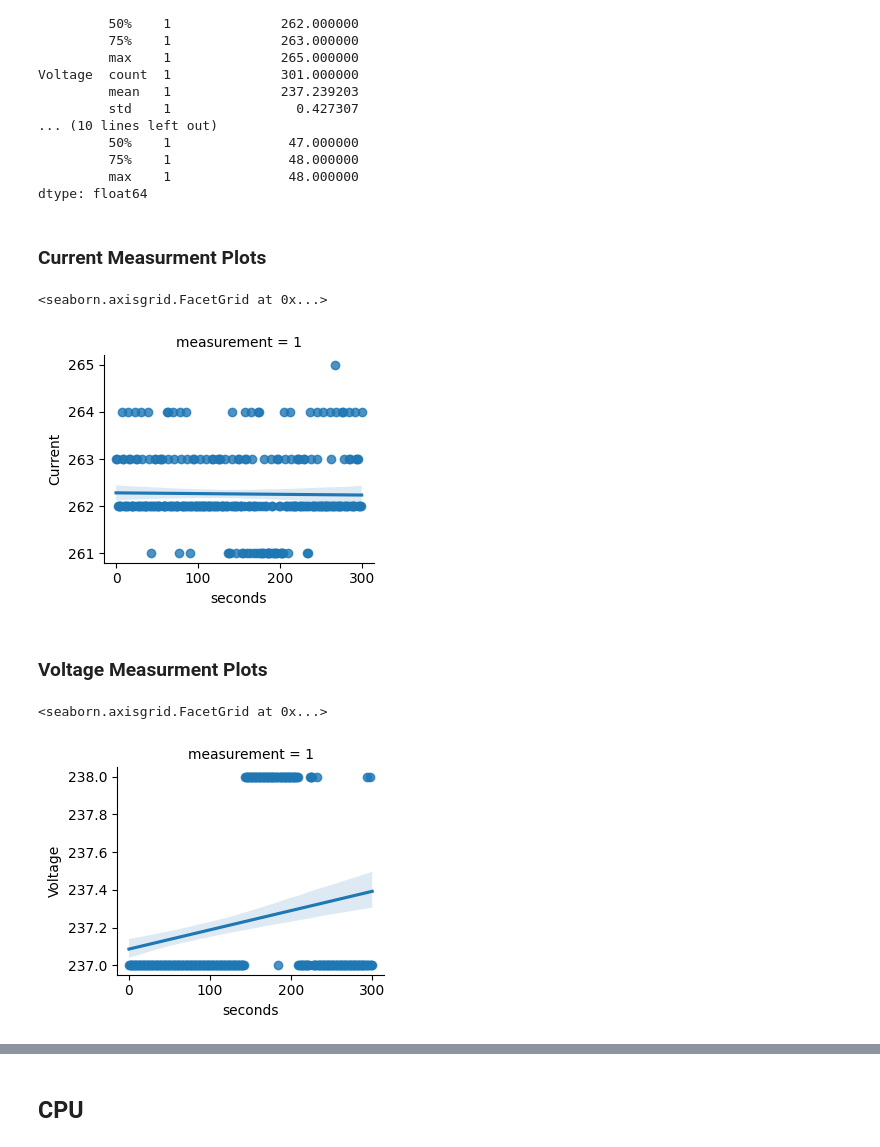
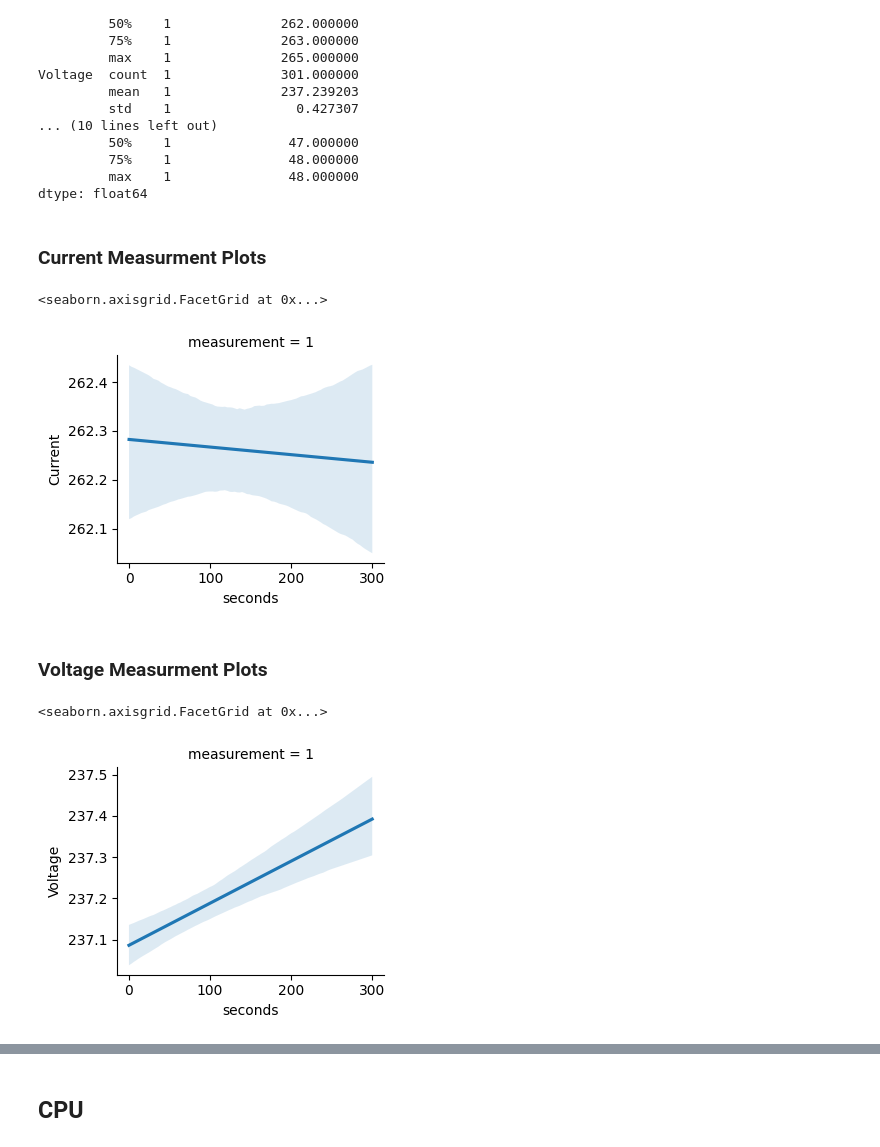
Before and after one commit to twobiers/software-architecture-sustainability-experiment, a Jupyter notebook: results/analysis.ipynb, the cells around one changed output, grey strips where cells are left out. Cells and saved outputs as stored; diff of their text form; code cells hidden in the pictures.

Commit message:
tweak plot

```diff
--- a/results/analysis.ipynb
+++ b/results/analysis.ipynb
@@ -202,21 +202,21 @@ dtype: float64
 # %%
 printmd("### Current Measurment Plots")
 sns.lmplot(
-      data=power_metrics, x="seconds", y="Current", col="measurement", col_wrap=5, height=3
+      data=power_metrics, x="seconds", y="Current", col="measurement", col_wrap=5, height=3, scatter=False
 )
 # %% [output]
 ### Current Measurment Plots
 <seaborn.axisgrid.FacetGrid at 0x...>
-[figure, old version]
+[figure, new version]
 # %%
 printmd("### Voltage Measurment Plots")
 sns.lmplot(
-    data=power_metrics, x="seconds", y="Voltage", col="measurement", col_wrap=5, height=3
+    data=power_metrics, x="seconds", y="Voltage", col="measurement", col_wrap=5, height=3, scatter=False
 )
 # %% [output]
 ### Voltage Measurment Plots
 <seaborn.axisgrid.FacetGrid at 0x...>
-[figure, old version]
+[figure, new version]
 # %%
 printmd("### Watts Measurment Plots")
 sns.lmplot(
```
Also changed, not shown: parts of 2 cells of this notebook.
